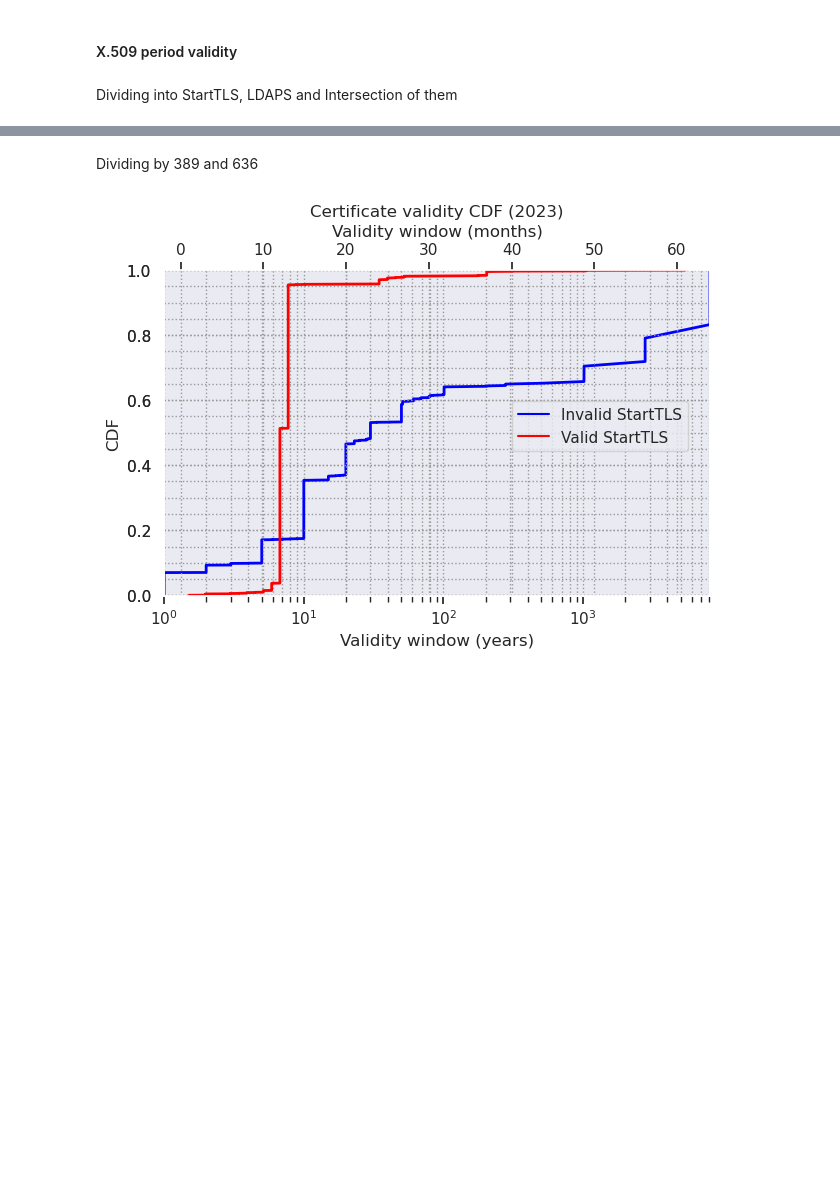
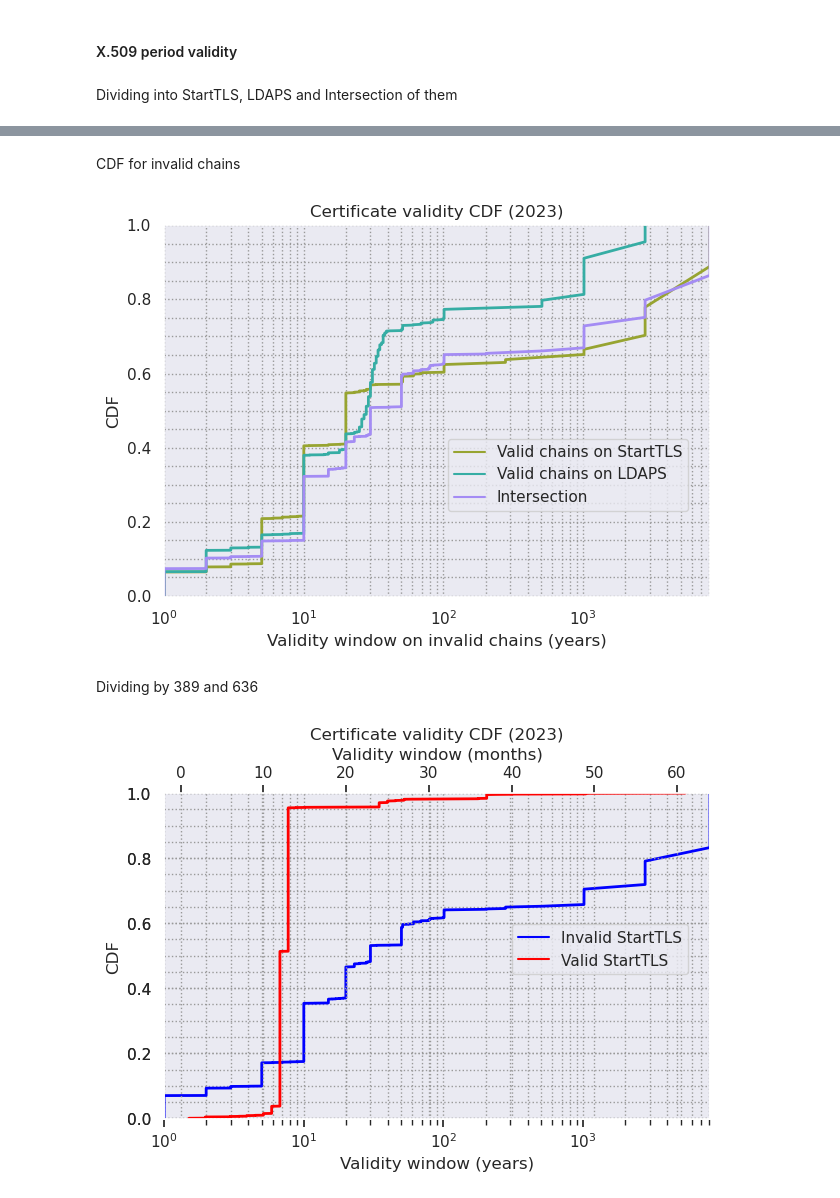
Before and after one commit to internettransparency/ldap-sequel, a Jupyter notebook: notebooks/analysis.ipynb, the cells around one changed output, grey strips where cells are left out. Drawn from its saved outputs; the diff is of its cells as text; code cells hidden in the pictures; blank space fills up the shorter version.

```diff
--- a/notebooks/analysis.ipynb
+++ b/notebooks/analysis.ipynb
@@ -2414 +2632,13 @@ OutOfBoundsDatetime: Out of bounds nanosecond timestamp: 9999-12-31 23:59:59, at
+# %%
+invalid_starttls_only_pdf = starttls_only_df.filter(
+    psf.col("chain_error") != SHORT8
+).select("validity_window_years").toPandas()
+
+invalid_ldaps_only_pdf = ldaps_only_df.filter(
+    psf.col("chain_error") != SHORT8
+).select("validity_window_years").toPandas()
+
+invalid_inter_hosts_pdf = inter_hosts_df.filter(
+    psf.col("chain_error") != SHORT8
+).select("validity_window_years").toPandas()
 # %% [markdown]
@@ -2451,3 +2680,39 @@ AttributeError: Line2D.set() got an unexpected keyword argument 'sort_columns'
+# %% [markdown]
+CDF for invalid chains
+# %%
+invalid_starttls_only_pdf = invalid_starttls_only_pdf.sort_values(by=['validity_window_years'])
+invalid_starttls_only_pdf['cdf'] = invalid_starttls_only_pdf['validity_window_years'].cumsum() / invalid_starttls_only_pdf['validity_window_years'].sum()
+
+invalid_ldaps_only_pdf = invalid_ldaps_only_pdf.sort_values(by=['validity_window_years'])
+invalid_ldaps_only_pdf['cdf'] = invalid_ldaps_only_pdf['validity_window_years'].cumsum() / invalid_ldaps_only_pdf['validity_window_years'].sum()
+
+invalid_inter_hosts_pdf = invalid_inter_hosts_pdf.sort_values(by=['validity_window_years'])
+invalid_inter_hosts_pdf['cdf'] = invalid_inter_hosts_pdf['validity_window_years'].cumsum() / invalid_inter_hosts_pdf['validity_window_years'].sum()
+
+fig, ax1 = plt.subplots()
+
+invalid_starttls_only_pdf.plot(x='validity_window_years', y='cdf', ax=ax1, linewidth=2, color=sns.color_palette()[1], label='Valid chains on StartTLS', backend='matplotlib')  # color='red',
+invalid_ldaps_only_pdf.plot(x='validity_window_years', y='cdf', ax=ax1, linewidth=2, color=sns.color_palette()[2], label='Valid chains on LDAPS', backend='matplotlib')  # color='black',
+invalid_inter_hosts_pdf.plot(x='validity_window_years', y='cdf', ax=ax1, linewidth=2, color=sns.color_palette()[3], label='Intersection', backend='matplotlib')  # color='black',
+
+ax1.legend().set_visible(False)
+
+ax1.set_title("Certificate validity CDF (2023)")
+ax1.set_xlabel("Validity window on invalid chains (years)")
+ax1.set_ylabel("CDF")
+ax1.margins(x=0,y=0)
+ax1.set_xscale("log")
+ax1.minorticks_on()
+ax1.grid(True, which="minor")
+ax1.grid(True, which="major")
+fig.tight_layout()
+handles, labels = ax1.get_legend_handles_labels()
+new_handles = [mlines.Line2D([], [], c=h.get_color()) for h in handles]
+fig.legend(handles=new_handles, labels=labels, loc="right", bbox_to_anchor=(0.95, 0.4))
+fig.savefig(f"output/valid_chains_cert_invalidity_separate_cdf.pdf", format="pdf", bbox_inches="tight")
+fig.show()
+# %% [output]
+[figure, added]
 # %% [markdown]
 Dividing by 389 and 636
 # %%
```
Also changed, not shown: parts of 39 cells of this notebook, 1 other file.
